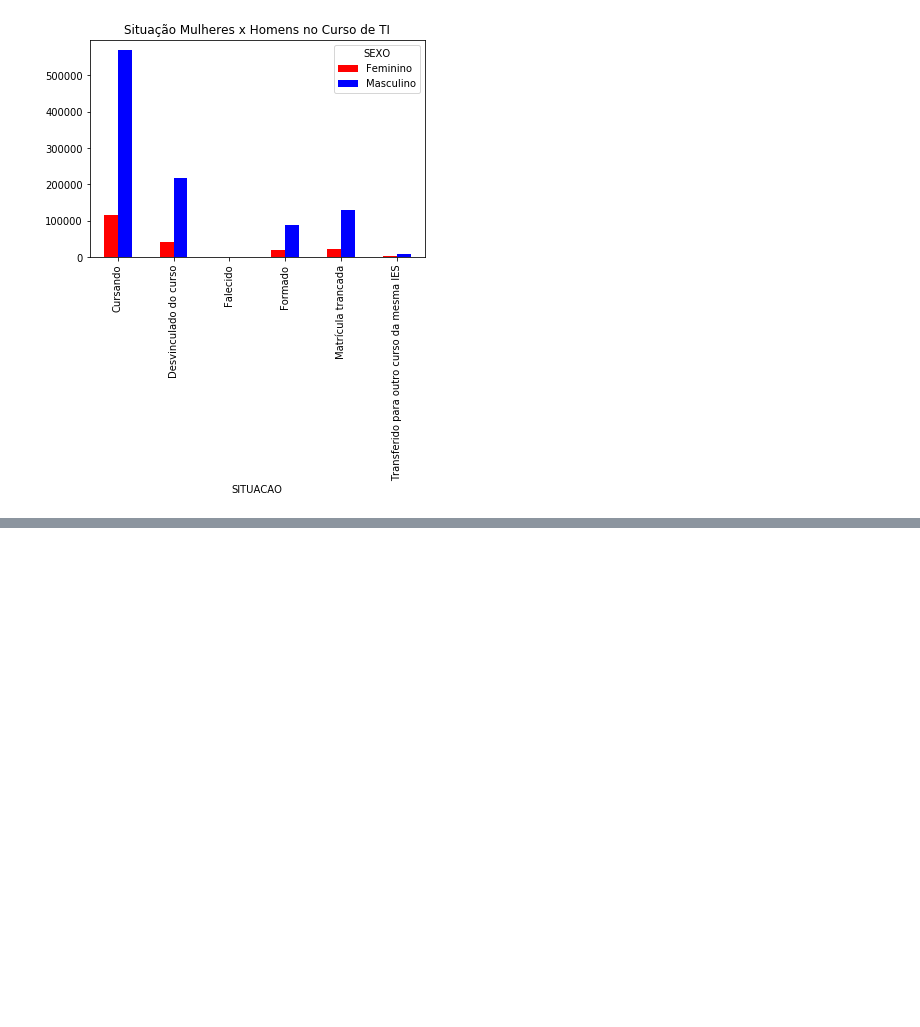
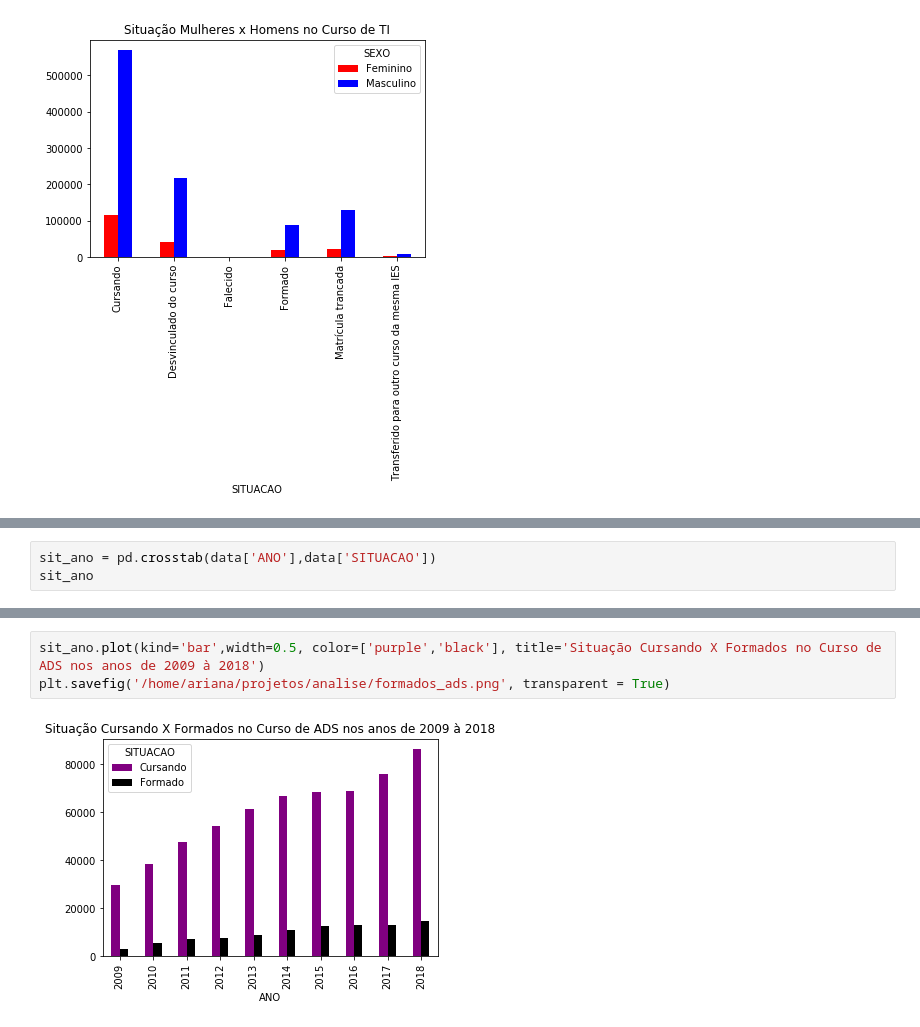
Before and after one commit to arcursino/analise_dados, a Jupyter notebook: df_final.ipynb, the cells around one changed output, grey strips where cells are left out. Drawn from its saved outputs; the diff is of its cells as text; blank space fills up the shorter version.

```diff
--- a/df_final.ipynb
+++ b/df_final.ipynb
@@ -79,0 +98,3 @@ curso_ano.plot(kind='bar',width=0.5, color=['red','blue'], title='Inserção Mul
+# %%
+sit_ano = pd.crosstab(data['ANO'],data['SITUACAO'])
+sit_ano
@@ -79,0 +114,5 @@ curso_ano.plot(kind='bar',width=0.5, color=['red','blue'], title='Inserção Mul
+# %%
+sit_ano.plot(kind='bar',width=0.5, color=['purple','black'], title='Situação Cursando X Formados no Curso de ADS nos anos de 2009 à 2018')
+plt.savefig('/home/ariana/projetos/analise/formados_ads.png', transparent = True)
+# %% [output]
+[figure, added]
```
Also changed, not shown: parts of 9 cells of this notebook, 1 other file.
